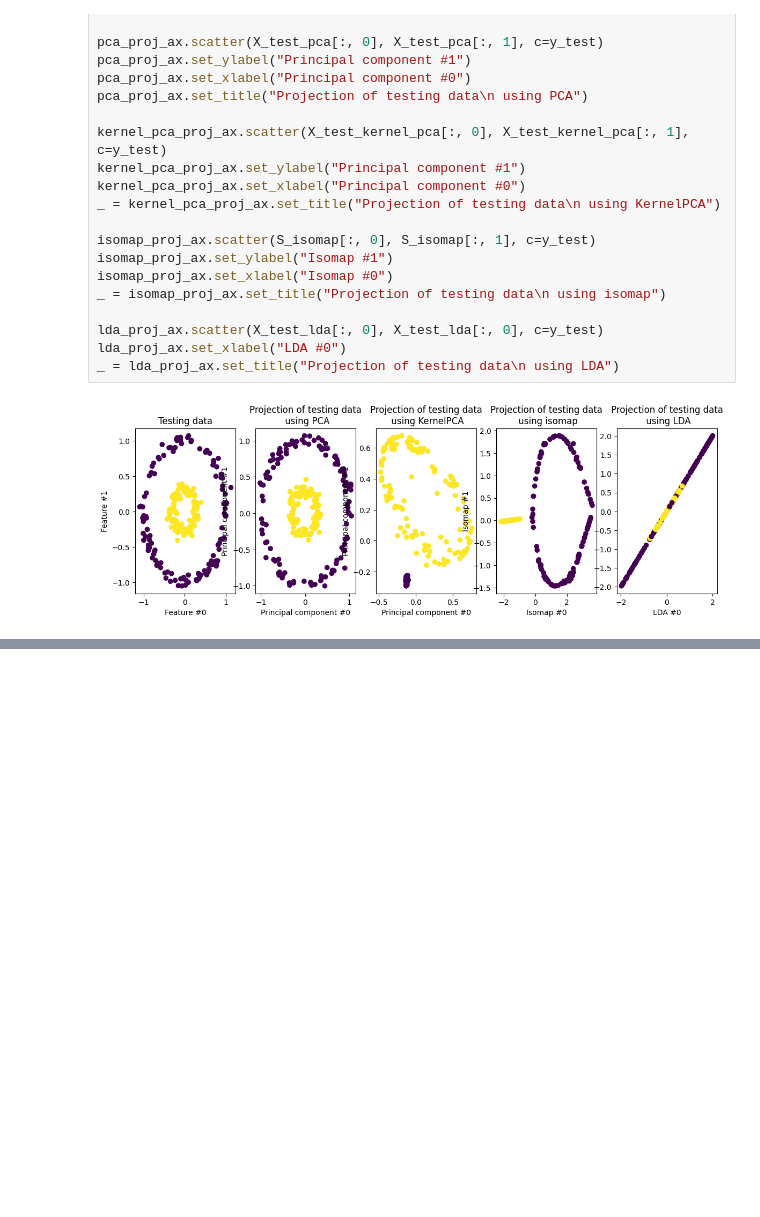
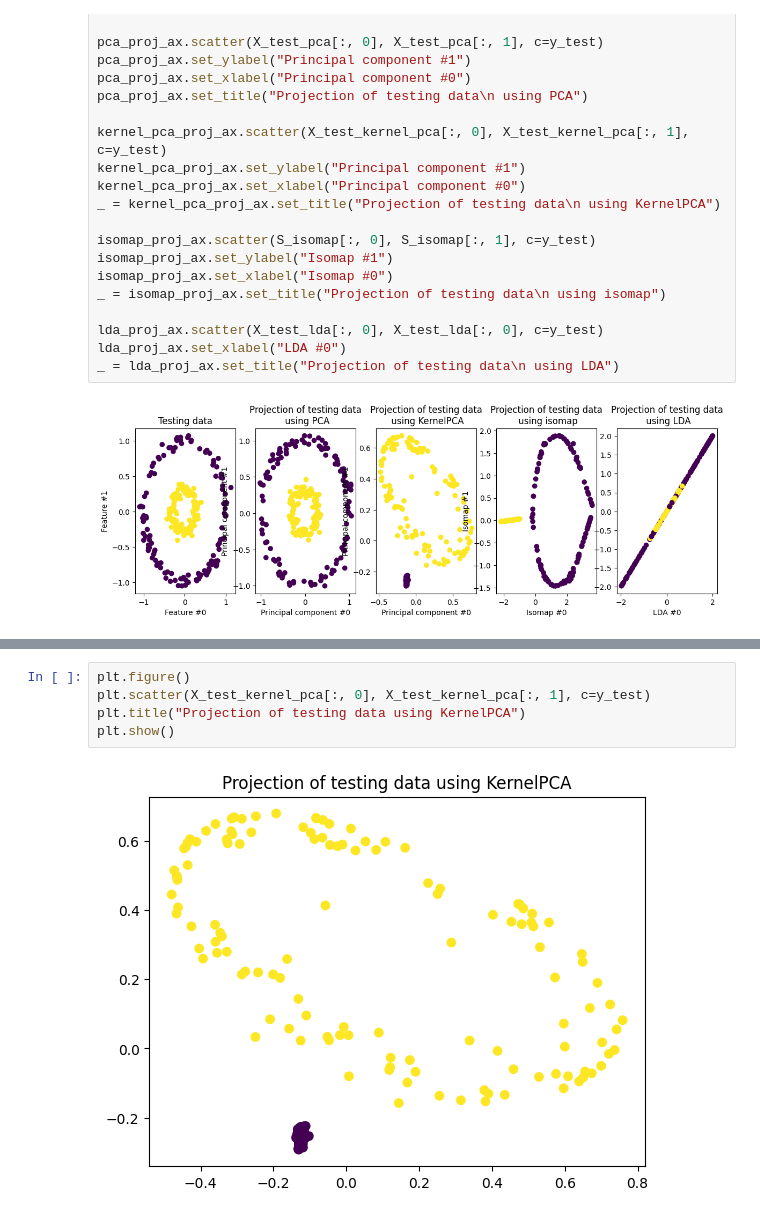
Before and after one commit to AAU-Dat/P5-Nonlinear-Dimensionality-Reduction, a Jupyter notebook: jupyter-notebooks/nonlinear.ipynb, the cells around one changed output, grey strips where cells are left out. Saved outputs shown, nothing was run; the diff lists cells and outputs as text; blank space fills up the shorter version.

```diff
--- a/jupyter-notebooks/nonlinear.ipynb
+++ b/jupyter-notebooks/nonlinear.ipynb
@@ -151,0 +89,7 @@ ValueError: Unknown label type: (array([-0.59830762, -2.83574418, -1.41645786, .
+# %%
+plt.figure()
+plt.scatter(X_test_kernel_pca[:, 0], X_test_kernel_pca[:, 1], c=y_test)
+plt.title("Projection of testing data using KernelPCA")
+plt.show()
+# %% [output]
+[figure, added]
```
Also changed, not shown: parts of 8 cells of this notebook.
